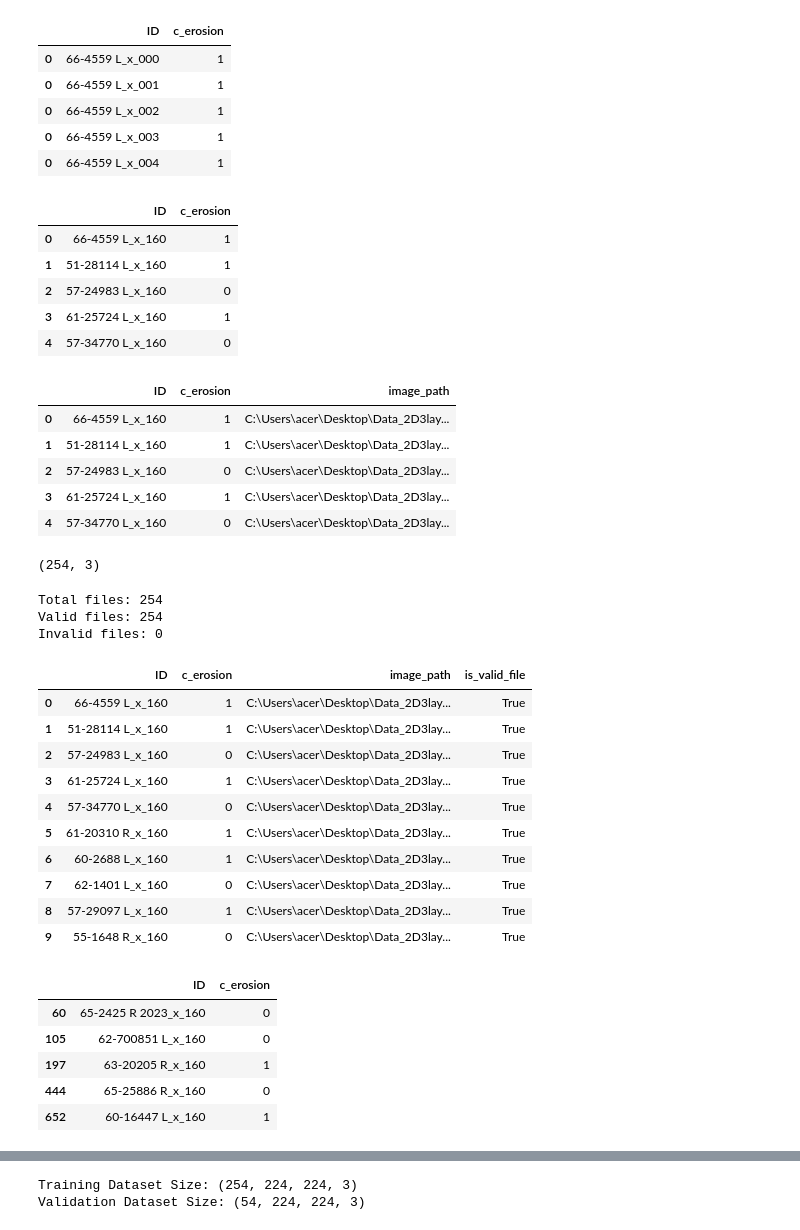
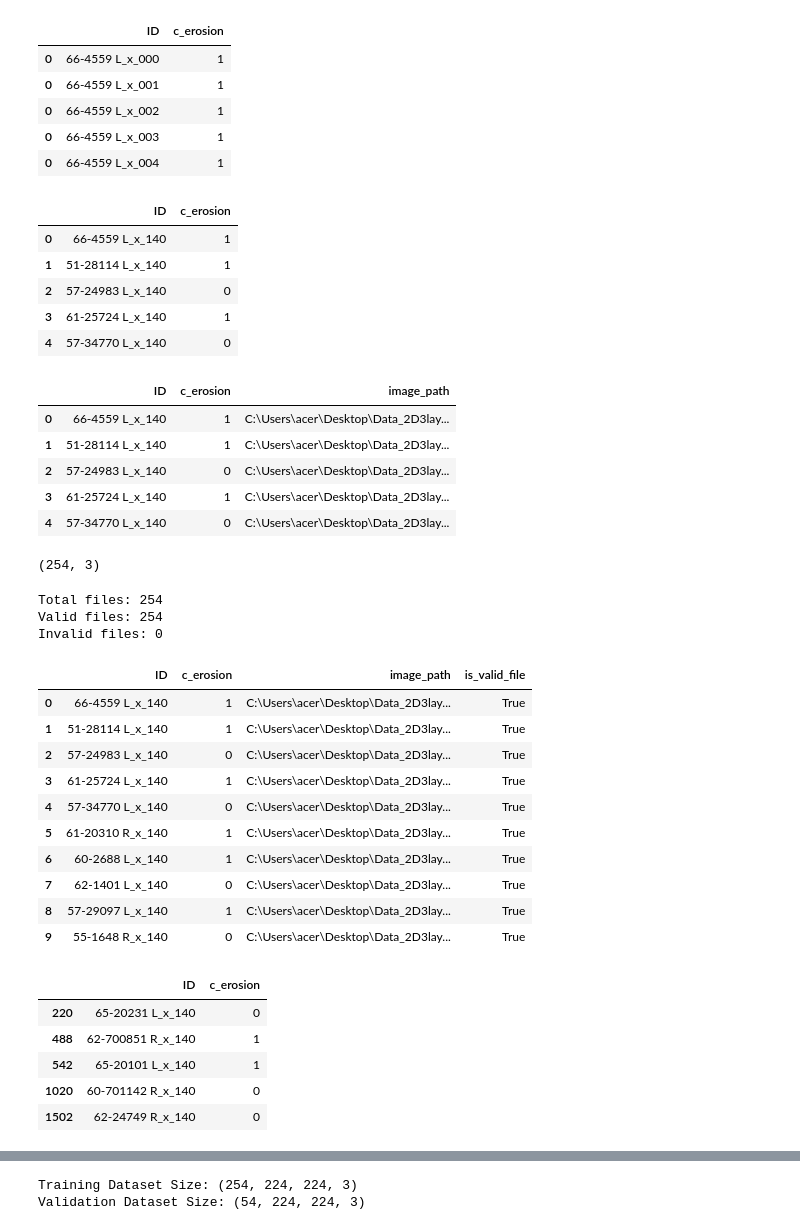
Before and after one commit to KananatSSN/Project_TMJOA, a Jupyter notebook: Phase_2.1/EfficientNet/EfficientNetB5_x.ipynb, the cells around one changed output, grey strips where cells are left out. Cells and saved outputs as stored; diff of their text form; code cells hidden in the pictures.

```diff
--- a/Phase_2.1/EfficientNet/EfficientNetB5_x.ipynb
+++ b/Phase_2.1/EfficientNet/EfficientNetB5_x.ipynb
@@ -89,16 +89,16 @@ train_df.head()
 | 0 | 66-4559 L_x_003 | 1 |
 | 0 | 66-4559 L_x_004 | 1 |
 # %%
-slice_number = '160'
+slice_number = '140'
 train_df = train_df[train_df['ID'].str.endswith(slice_number)]
 train_df.head()
 # %% [output]
 |  | ID | c_erosion |
-| 0 | 66-4559 L_x_160 | 1 |
-| 1 | 51-28114 L_x_160 | 1 |
-| 2 | 57-24983 L_x_160 | 0 |
-| 3 | 61-25724 L_x_160 | 1 |
-| 4 | 57-34770 L_x_160 | 0 |
+| 0 | 66-4559 L_x_140 | 1 |
+| 1 | 51-28114 L_x_140 | 1 |
+| 2 | 57-24983 L_x_140 | 0 |
+| 3 | 61-25724 L_x_140 | 1 |
+| 4 | 57-34770 L_x_140 | 0 |
 # %%
 data_labels = train_df
 target_labels = data_labels['c_erosion']
@@ -106,11 +106,11 @@ data_labels['image_path'] =  data_labels.apply(lambda row: (os.path.join(TRAIN_P
 data_labels.head()
 # %% [output]
 |  | ID | c_erosion | image_path |
-| 0 | 66-4559 L_x_160 | 1 | C:\Users\acer\Desktop\Data_2D3lay... |
-| 1 | 51-28114 L_x_160 | 1 | C:\Users\acer\Desktop\Data_2D3lay... |
-| 2 | 57-24983 L_x_160 | 0 | C:\Users\acer\Desktop\Data_2D3lay... |
-| 3 | 61-25724 L_x_160 | 1 | C:\Users\acer\Desktop\Data_2D3lay... |
-| 4 | 57-34770 L_x_160 | 0 | C:\Users\acer\Desktop\Data_2D3lay... |
+| 0 | 66-4559 L_x_140 | 1 | C:\Users\acer\Desktop\Data_2D3lay... |
+| 1 | 51-28114 L_x_140 | 1 | C:\Users\acer\Desktop\Data_2D3lay... |
+| 2 | 57-24983 L_x_140 | 0 | C:\Users\acer\Desktop\Data_2D3lay... |
+| 3 | 61-25724 L_x_140 | 1 | C:\Users\acer\Desktop\Data_2D3lay... |
+| 4 | 57-34770 L_x_140 | 0 | C:\Users\acer\Desktop\Data_2D3lay... |
 # %%
 print(data_labels.shape)
 # %% [output]
@@ -150,16 +150,16 @@ Total files: 254
 Valid files: 254
 Invalid files: 0
 |  | ID | c_erosion | image_path | is_valid_file |
-| 0 | 66-4559 L_x_160 | 1 | C:\Users\acer\Desktop\Data_2D3lay... | True |
-| 1 | 51-28114 L_x_160 | 1 | C:\Users\acer\Desktop\Data_2D3lay... | True |
-| 2 | 57-24983 L_x_160 | 0 | C:\Users\acer\Desktop\Data_2D3lay... | True |
-| 3 | 61-25724 L_x_160 | 1 | C:\Users\acer\Desktop\Data_2D3lay... | True |
-| 4 | 57-34770 L_x_160 | 0 | C:\Users\acer\Desktop\Data_2D3lay... | True |
-| 5 | 61-20310 R_x_160 | 1 | C:\Users\acer\Desktop\Data_2D3lay... | True |
-| 6 | 60-2688 L_x_160 | 1 | C:\Users\acer\Desktop\Data_2D3lay... | True |
-| 7 | 62-1401 L_x_160 | 0 | C:\Users\acer\Desktop\Data_2D3lay... | True |
-| 8 | 57-29097 L_x_160 | 1 | C:\Users\acer\Desktop\Data_2D3lay... | True |
-| 9 | 55-1648 R_x_160 | 0 | C:\Users\acer\Desktop\Data_2D3lay... | True |
+| 0 | 66-4559 L_x_140 | 1 | C:\Users\acer\Desktop\Data_2D3lay... | True |
+| 1 | 51-28114 L_x_140 | 1 | C:\Users\acer\Desktop\Data_2D3lay... | True |
+| 2 | 57-24983 L_x_140 | 0 | C:\Users\acer\Desktop\Data_2D3lay... | True |
+| 3 | 61-25724 L_x_140 | 1 | C:\Users\acer\Desktop\Data_2D3lay... | True |
+| 4 | 57-34770 L_x_140 | 0 | C:\Users\acer\Desktop\Data_2D3lay... | True |
+| 5 | 61-20310 R_x_140 | 1 | C:\Users\acer\Desktop\Data_2D3lay... | True |
+| 6 | 60-2688 L_x_140 | 1 | C:\Users\acer\Desktop\Data_2D3lay... | True |
+| 7 | 62-1401 L_x_140 | 0 | C:\Users\acer\Desktop\Data_2D3lay... | True |
+| 8 | 57-29097 L_x_140 | 1 | C:\Users\acer\Desktop\Data_2D3lay... | True |
+| 9 | 55-1648 R_x_140 | 0 | C:\Users\acer\Desktop\Data_2D3lay... | True |
 # %%
 val_original_df = pd.read_csv(VAL_LABEL_PATH)
 val_c_erosion_label = val_original_df[['ID','c_erosion']]
@@ -175,11 +175,11 @@ val_df = val_df[val_df['ID'].str.endswith(slice_number)]
 val_df.head()
 # %% [output]
 |  | ID | c_erosion |
-| 60 | 65-2425 R 2023_x_160 | 0 |
-| 105 | 62-700851 L_x_160 | 0 |
-| 197 | 63-20205 R_x_160 | 1 |
-| 444 | 65-25886 R_x_160 | 0 |
-| 652 | 60-16447 L_x_160 | 1 |
+| 220 | 65-20231 L_x_140 | 0 |
+| 488 | 62-700851 R_x_140 | 1 |
+| 542 | 65-20101 L_x_140 | 1 |
+| 1020 | 60-701142 R_x_140 | 0 |
+| 1502 | 62-24749 R_x_140 | 0 |
 # %%
 val_labels = val_df[['ID','c_erosion']]
 target_val_labels = val_labels['c_erosion']
```
Also changed, not shown: parts of 7 cells of this notebook.
